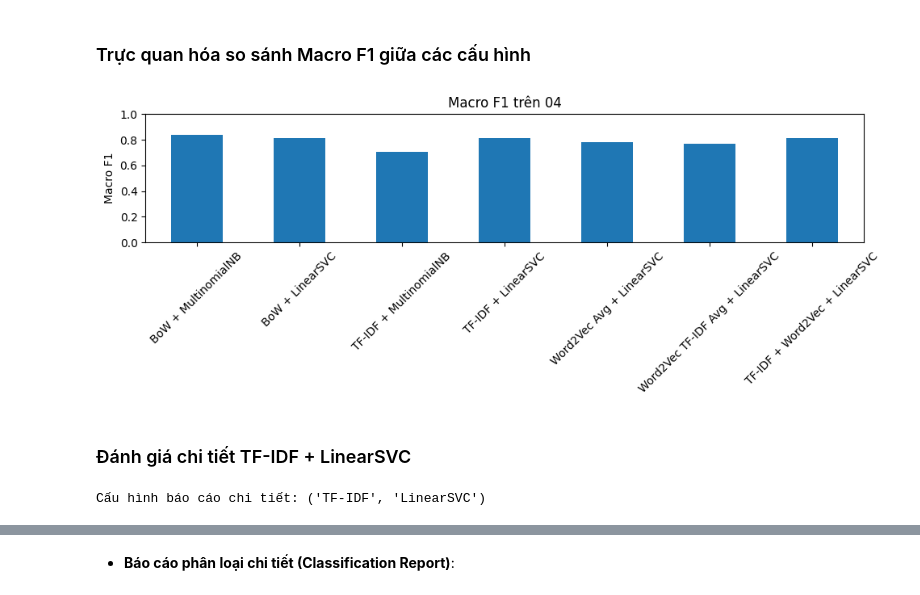
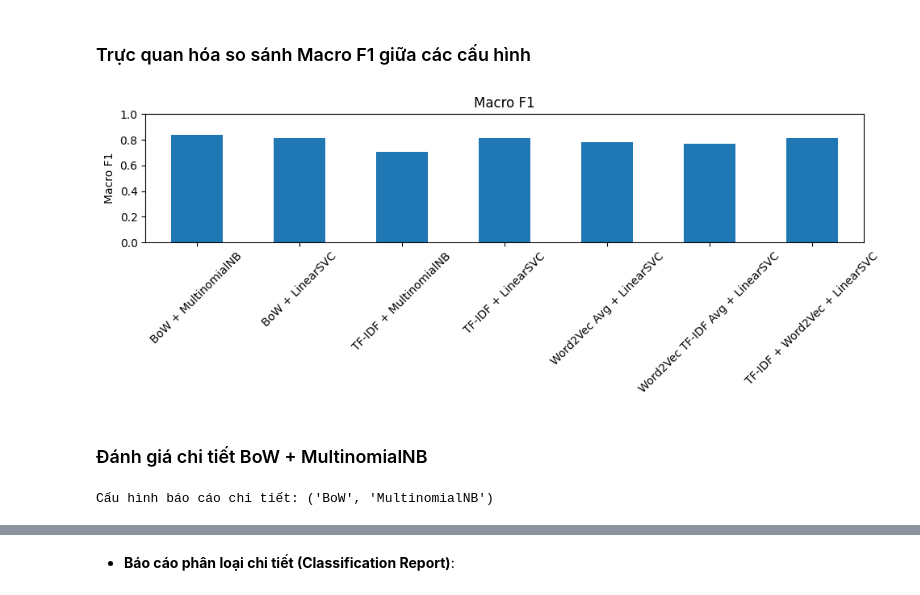
Before and after one commit to huuhieu56/NLP1, a Jupyter notebook: PTIT_spam_ham.ipynb, the cells around one changed output, grey strips where cells are left out. Cells and saved outputs as stored; diff of their text form; code cells hidden in the pictures.

```diff
--- a/PTIT_spam_ham.ipynb
+++ b/PTIT_spam_ham.ipynb
@@ -514,20 +514,20 @@ scores_df
 # %%
 model_names = scores_df['Feature'] + ' + ' + scores_df['Model']
 scores_df.set_index(model_names)['Macro F1'].plot(kind='bar', figsize=(10, 4), rot=45)
-plt.title('Macro F1 trên 04')
+plt.title('Macro F1')
 plt.ylabel('Macro F1')
 plt.ylim(0, 1)
 plt.tight_layout()
 plt.show()
 # %% [output]
-[figure, old version]
+[figure, new version]
 # %% [markdown]
-### Đánh giá chi tiết TF-IDF + LinearSVC
+### Đánh giá chi tiết BoW + MultinomialNB
 # %%
-selected_model = ('TF-IDF', 'LinearSVC')
+selected_model = ('BoW', 'MultinomialNB')
 print('Cấu hình báo cáo chi tiết:', selected_model)
 # %% [output]
-Cấu hình báo cáo chi tiết: ('TF-IDF', 'LinearSVC')
+Cấu hình báo cáo chi tiết: ('BoW', 'MultinomialNB')
 # %%
 cm = confusion_matrix(test['label'], predictions[selected_model], labels=['ham', 'spam'])
 disp = ConfusionMatrixDisplay(confusion_matrix=cm, display_labels=['ham', 'spam'])
```
Also changed, not shown: parts of 5 cells of this notebook, 2 other files.
